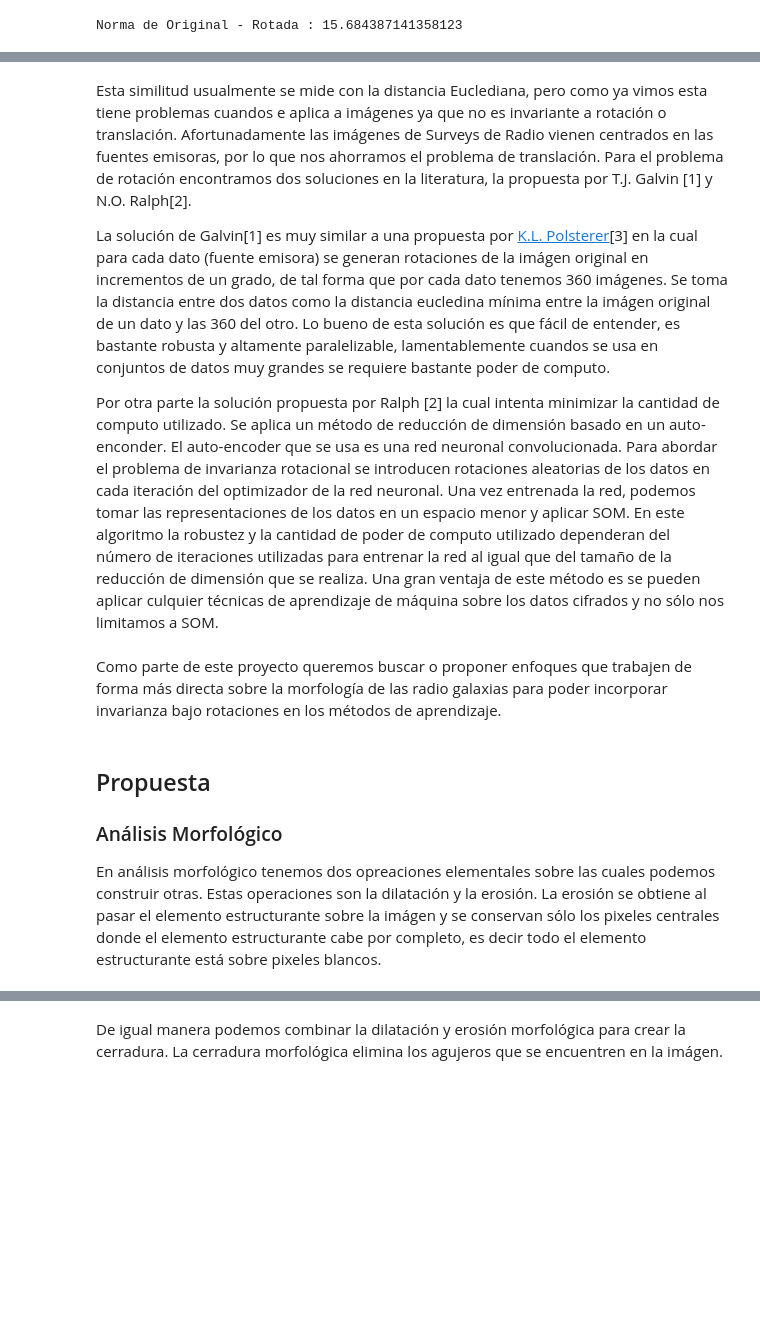
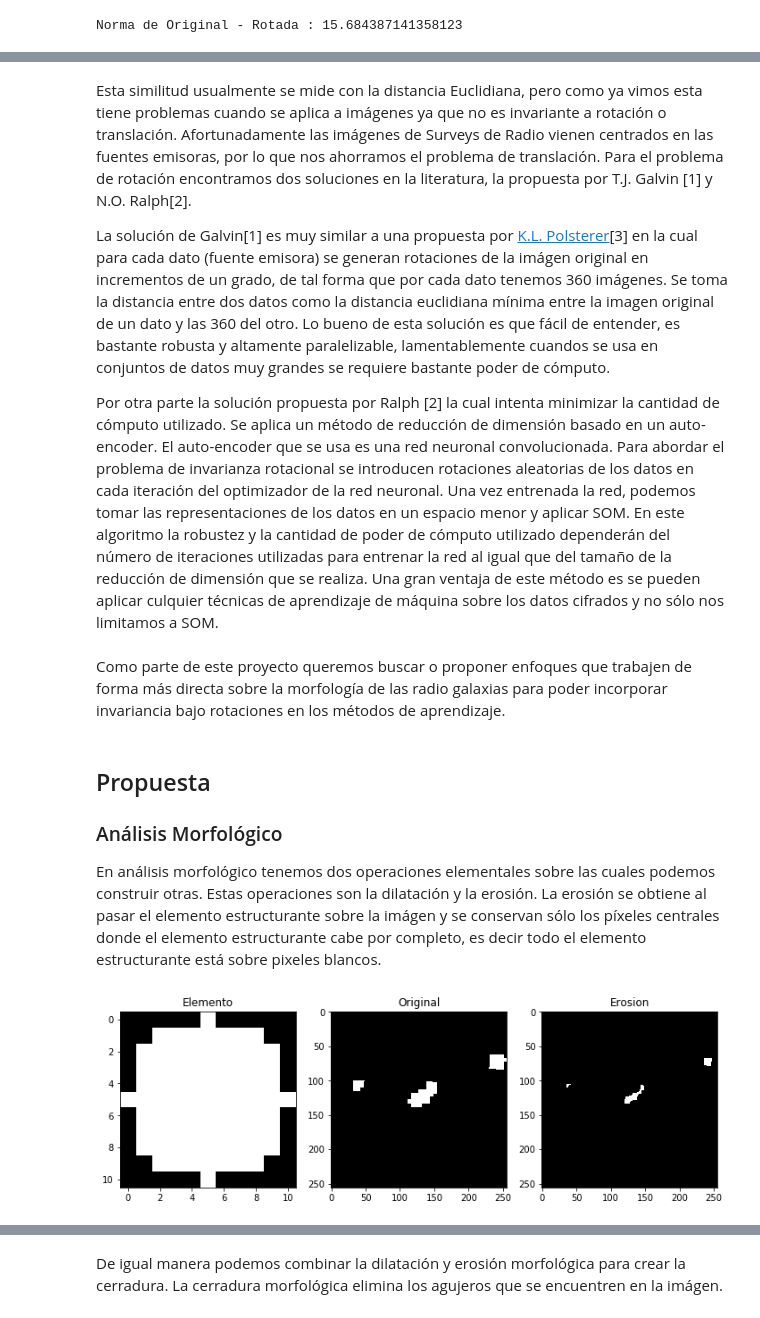
Before and after one commit to nottu/verano, a Jupyter notebook: notebook/morpho.ipynb, the cells around one changed output, grey strips where cells are left out. Cells and saved outputs as stored; diff of their text form; code cells hidden in the pictures; blank space fills up the shorter version.

```diff
--- a/notebook/morpho.ipynb
+++ b/notebook/morpho.ipynb
@@ -31,17 +32,34 @@ En la literatura actual de agrupación de radio galaxias vemos que el uso de Sel
 
 ![SOM_MNIST](somnist.png)
 # %% [markdown]
-Esta similitud usualmente se mide con la distancia Euclediana, pero como ya vimos esta tiene problemas cuandos e aplica a imágenes ya que no es invariante a rotación o translación. Afortunadamente las imágenes de Surveys de Radio vienen centrados en las fuentes emisoras, por lo que nos ahorramos el problema de translación. Para el problema de rotación encontramos dos soluciones en la literatura, la propuesta por T.J. Galvin [1] y N.O. Ralph[2].
+Esta similitud usualmente se mide con la distancia Euclidiana, pero como ya vimos esta tiene problemas cuando se aplica a imágenes ya que no es invariante a rotación o translación. Afortunadamente las imágenes de Surveys de Radio vienen centrados en las fuentes emisoras, por lo que nos ahorramos el problema de translación. Para el problema de rotación encontramos dos soluciones en la literatura, la propuesta por T.J. Galvin [1] y N.O. Ralph[2].
 
-La solución de Galvin[1] es muy similar a una propuesta por [K.L. Polsterer](http://citeseerx.ist.psu.edu/viewdoc/download?doi=10.1.1.720.8082&rep=rep1&type=pdf)[3] en la cual para cada dato (fuente emisora) se generan rotaciones de la imágen original en incrementos de un grado, de tal forma que por cada dato tenemos 360 imágenes. Se toma la distancia entre dos datos como la distancia eucledina mínima entre la imágen original de un dato y las 360 del otro. Lo bueno de esta solución es que fácil de entender, es bastante robusta y altamente paralelizable, lamentablemente cuandos se usa en conjuntos de datos muy grandes se requiere bastante poder de computo.
+La solución de Galvin[1] es muy similar a una propuesta por [K.L. Polsterer](http://citeseerx.ist.psu.edu/viewdoc/download?doi=10.1.1.720.8082&rep=rep1&type=pdf)[3] en la cual para cada dato (fuente emisora) se generan rotaciones de la imágen original en incrementos de un grado, de tal forma que por cada dato tenemos 360 imágenes. Se toma la distancia entre dos datos como la distancia euclidiana mínima entre la imagen original de un dato y las 360 del otro. Lo bueno de esta solución es que fácil de entender, es bastante robusta y altamente paralelizable, lamentablemente cuandos se usa en conjuntos de datos muy grandes se requiere bastante poder de cómputo.
 
-Por otra parte la solución propuesta por Ralph [2] la cual intenta minimizar la cantidad de computo utilizado. Se aplica un método de reducción de dimensión basado en un auto-enconder. El auto-encoder que se usa es una red neuronal convolucionada. Para abordar el problema de invarianza rotacional se introducen rotaciones aleatorias de los datos en cada iteración del optimizador de la red neuronal. Una vez entrenada la red, podemos tomar las representaciones de los datos en un espacio menor y aplicar SOM. En este algoritmo la robustez y la cantidad de poder de computo utilizado dependeran del número de iteraciones utilizadas para entrenar la red al igual que del tamaño de la reducción de dimensión que se realiza. Una gran ventaja de este método es se pueden aplicar culquier técnicas de aprendizaje de máquina sobre los datos cifrados y no sólo nos limitamos a SOM.
+Por otra parte la solución propuesta por Ralph [2] la cual intenta minimizar la cantidad de cómputo utilizado. Se aplica un método de reducción de dimensión basado en un auto-encoder. El auto-encoder que se usa es una red neuronal convolucionada. Para abordar el problema de invarianza rotacional se introducen rotaciones aleatorias de los datos en cada iteración del optimizador de la red neuronal. Una vez entrenada la red, podemos tomar las representaciones de los datos en un espacio menor y aplicar SOM. En este algoritmo la robustez y la cantidad de poder de cómputo utilizado dependerán del número de iteraciones utilizadas para entrenar la red al igual que del tamaño de la reducción de dimensión que se realiza. Una gran ventaja de este método es se pueden aplicar culquier técnicas de aprendizaje de máquina sobre los datos cifrados y no sólo nos limitamos a SOM.
 # %% [markdown]
-Como parte de este proyecto queremos buscar o proponer enfoques que trabajen de forma más directa sobre la morfología de las radio galaxias para poder incorporar invarianza bajo rotaciones en los métodos de aprendizaje.
+Como parte de este proyecto queremos buscar o proponer enfoques que trabajen de forma más directa sobre la morfología de las radio galaxias para poder incorporar invariancia bajo rotaciones en los métodos de aprendizaje.
 # %% [markdown]
 ## Propuesta
 
 
 ### Análisis Morfológico
 
-En análisis morfológico tenemos dos opreaciones elementales sobre las cuales podemos construir otras. Estas operaciones son la dilatación y la erosión. La erosión se obtiene al pasar el elemento estructurante sobre la imágen y se conservan sólo los pixeles centrales donde el elemento estructurante cabe por completo, es decir todo el elemento estructurante está sobre pixeles blancos.
+En análisis morfológico tenemos dos operaciones elementales sobre las cuales podemos construir otras. Estas operaciones son la dilatación y la erosión. La erosión se obtiene al pasar el elemento estructurante sobre la imágen y se conservan sólo los píxeles centrales donde el elemento estructurante cabe por completo, es decir todo el elemento estructurante está sobre pixeles blancos.
+# %%
+import skimage.morphology as morpho
+from astropy.io import fits
+import skimage as sk
+im = normalize_img(fits.open('nvss_1.fit')[0].data)
+im = im > sk.filters.threshold_otsu(im)
+f, ax = plt.subplots(1, 3, figsize=(12,15))
+d1 = morpho.disk(5)
+ax[0].set_title('Elemento')
+ax[0].imshow(d1, cmap='gray')
+ax[1].set_title('Original')
+ax[1].imshow(im, cmap='gray')
+ax[2].set_title('Erosion')
+ax[2].imshow(morpho.erosion(im, d1), cmap='gray')
+plt.show()
+# %% [output]
+[figure, added]
```
Also changed, not shown: parts of 16 cells of this notebook, 1 other file.
